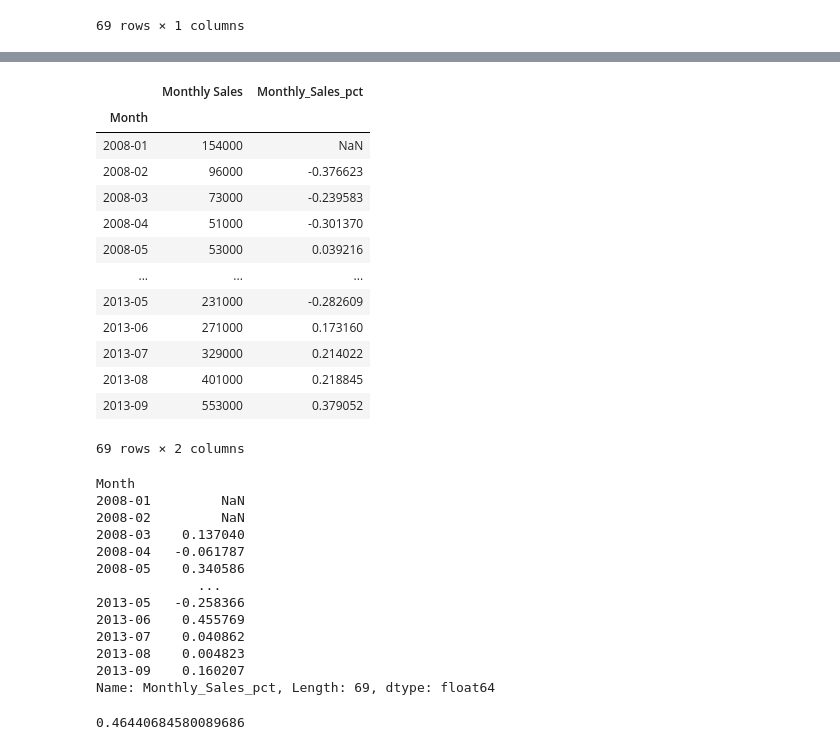
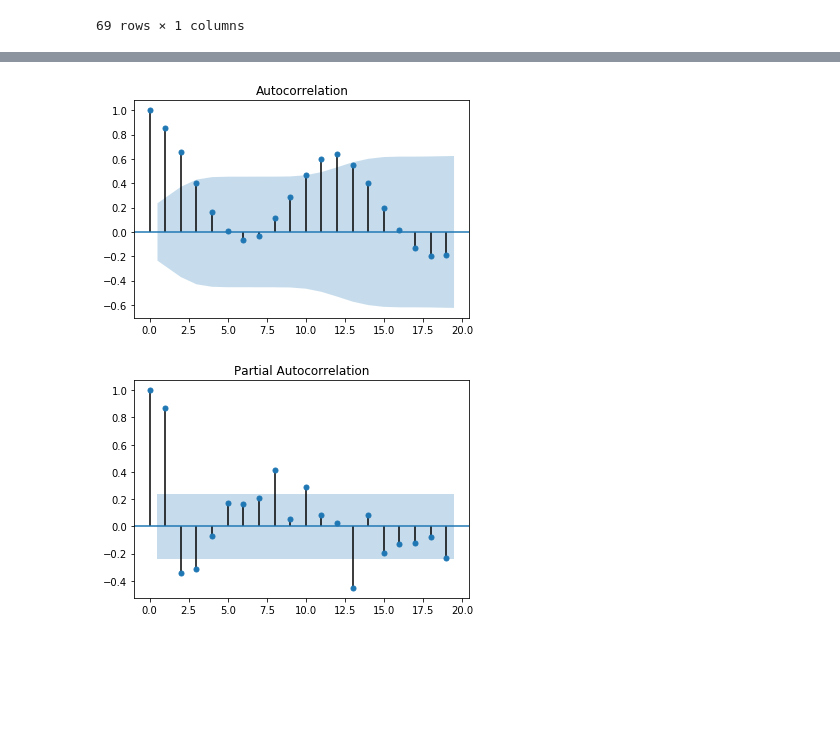
Before and after one commit to felipesembay/Udacity, a Jupyter notebook: Projeto 4 - Séries Temporais/Série Temporal.ipynb, the cells around one changed output, grey strips where cells are left out. Cells and saved outputs as stored; diff of their text form; code cells hidden in the pictures; blank space fills up the shorter version.

```diff
--- a/Projeto 4 - Séries Temporais/Série Temporal.ipynb
+++ b/Projeto 4 - Séries Temporais/Série Temporal.ipynb
@@ -28,0 +59,8 @@ df.plot()
+# %%
+from statsmodels.graphics.tsaplots import plot_acf, plot_pacf
+plot_acf(df)
+plot_pacf(df)
+plt.show()
+# %% [output]
+[figure, added]
+[figure, added]
@@ -31,37 +70,0 @@ df['Monthly_Sales_pct'] = df['Monthly Sales'].pct_change()
-# %%
-df
-# %% [output]
-|  | Monthly Sales | Monthly_Sales_pct |
-| Month |  |  |
-| 2008-01 | 154000 | NaN |
-| 2008-02 | 96000 | -0.376623 |
-| 2008-03 | 73000 | -0.239583 |
-| 2008-04 | 51000 | -0.301370 |
-| 2008-05 | 53000 | 0.039216 |
-| ... | ... | ... |
-| 2013-05 | 231000 | -0.282609 |
-| 2013-06 | 271000 | 0.173160 |
-| 2013-07 | 329000 | 0.214022 |
-| 2013-08 | 401000 | 0.218845 |
-| 2013-09 | 553000 | 0.379052 |
-69 rows × 2 columns
-# %%
-df['Monthly_Sales_pct'].diff()
-# %% [output]
-Month
-2008-01         NaN
-2008-02         NaN
-2008-03    0.137040
-2008-04   -0.061787
-2008-05    0.340586
-             ...
-2013-05   -0.258366
-2013-06    0.455769
-2013-07    0.040862
-2013-08    0.004823
-2013-09    0.160207
-Name: Monthly_Sales_pct, Length: 69, dtype: float64
-# %%
-df['Monthly_Sales_pct'].autocorr()
-# %% [output]
-0.46440684580089686
```
Also changed, not shown: parts of 31 cells of this notebook, 11 other files.
